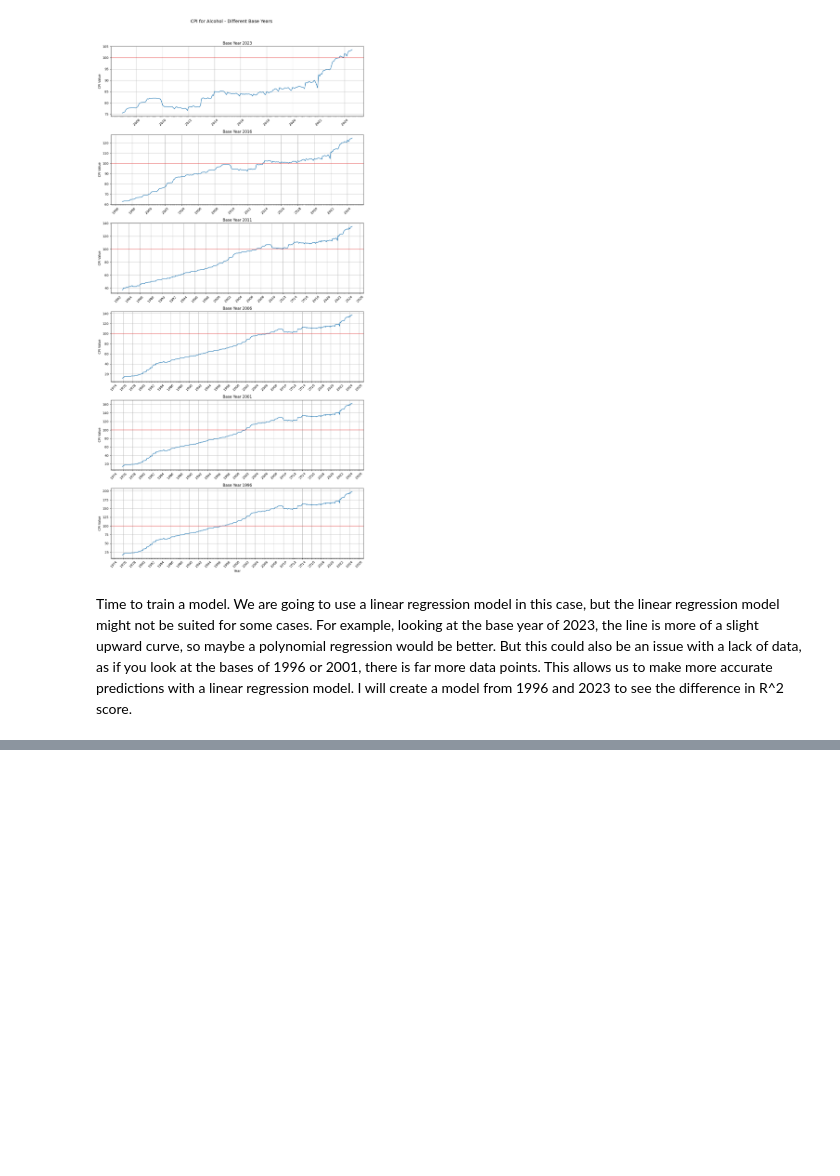
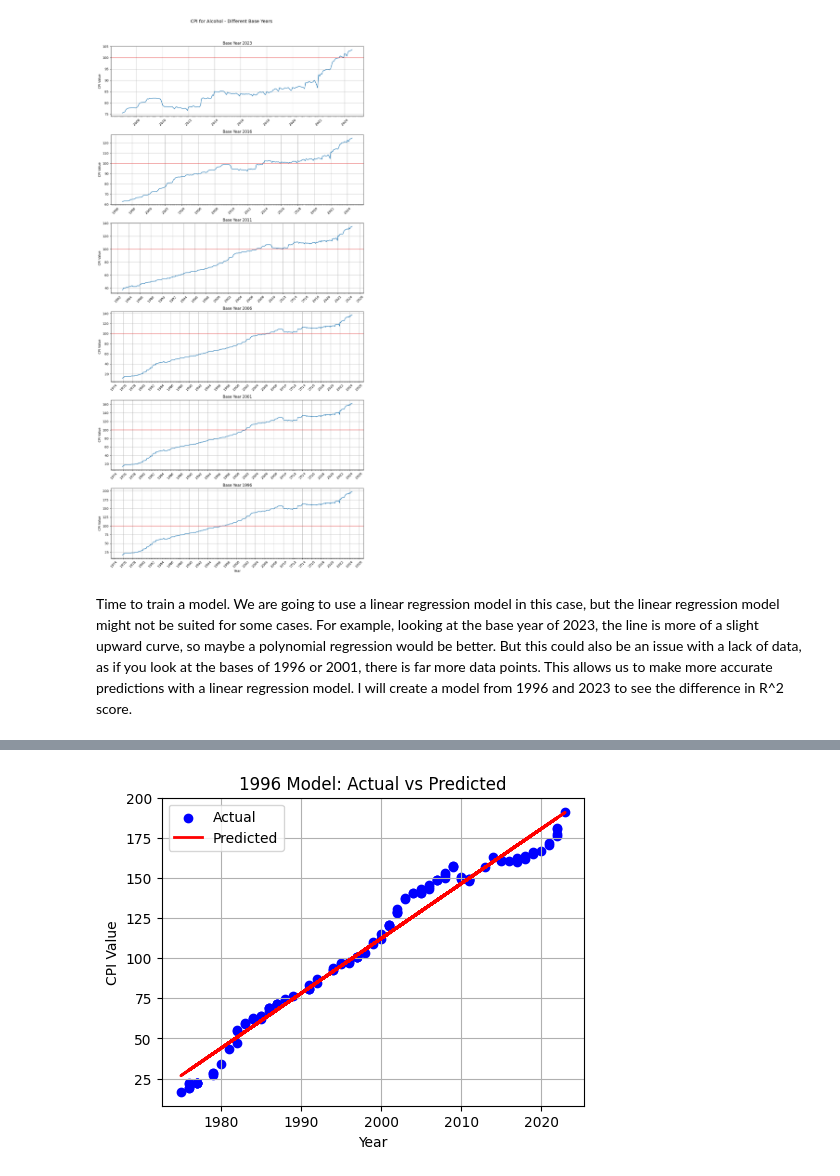
Before and after one commit to thestevenlol/DataSciML, a Jupyter notebook: cpi/main.ipynb, the cells around one changed output, grey strips where cells are left out. Saved outputs shown, nothing was run; the diff lists cells and outputs as text; code cells hidden in the pictures; blank space fills up the shorter version.

```diff
--- a/cpi/main.ipynb
+++ b/cpi/main.ipynb
@@ -241,12 +251,13 @@ from sklearn.model_selection import train_test_split
 df_2023 = filtered_dataframes[2023]
 df_1996 = filtered_dataframes[1996]
 
-# Prepare the data for training the model
-X_2023 = df_2023.index.values.reshape(-1, 1)
+# Convert 'Month' from datetime object to just years and store in 'Years'
+df_2023.loc[:, 'Years'] = pd.to_datetime(df_2023['Month']).dt.year
+X_2023 = df_2023['Years'].values.reshape(-1, 1)
 y_2023 = df_2023['VALUE']
 
-df_1996['Year'] = pd.to_datetime(df_1996['Month']).dt.year
-X_1996 = df_1996['Year'].values.reshape(-1, 1)
+df_1996.loc[:, 'Years'] = pd.to_datetime(df_1996['Month']).dt.year
+X_1996 = df_1996['Years'].values.reshape(-1, 1)
 y_1996 = df_1996['VALUE']
 
 # Split the data into training and testing sets
@@ -342,0 +298,25 @@ Average Annual Increase: -0.00%
+# %%
+import numpy as np
+import pandas as pd
+import matplotlib.pyplot as plt
+import matplotlib.dates as mdates
+
+# Predict the values for the test dataset
+y_pred_1996 = model_1996.predict(X_test_1996)
+
+# Plot the results
+plt.figure(figsize=(12, 4))
+
+# Plot for 1996 model
+plt.subplot(1, 2, 1)
+plt.scatter(X_test_1996, y_test_1996, color='blue', label='Actual')
+plt.plot(X_test_1996, y_pred_1996, color='red', linewidth=2, label='Predicted')
+plt.xlabel('Year')
+plt.ylabel('CPI Value')
+plt.title('1996 Model: Actual vs Predicted')
+plt.legend()
+plt.grid(True)
+
+plt.show()
+# %% [output]
+[figure, added]
```
Also changed, not shown: parts of 8 cells of this notebook.
